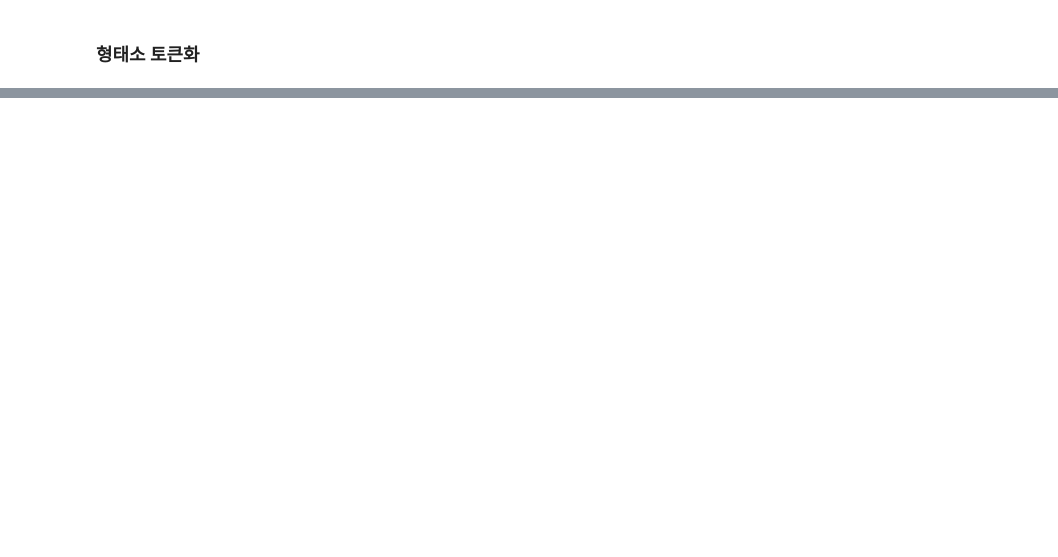
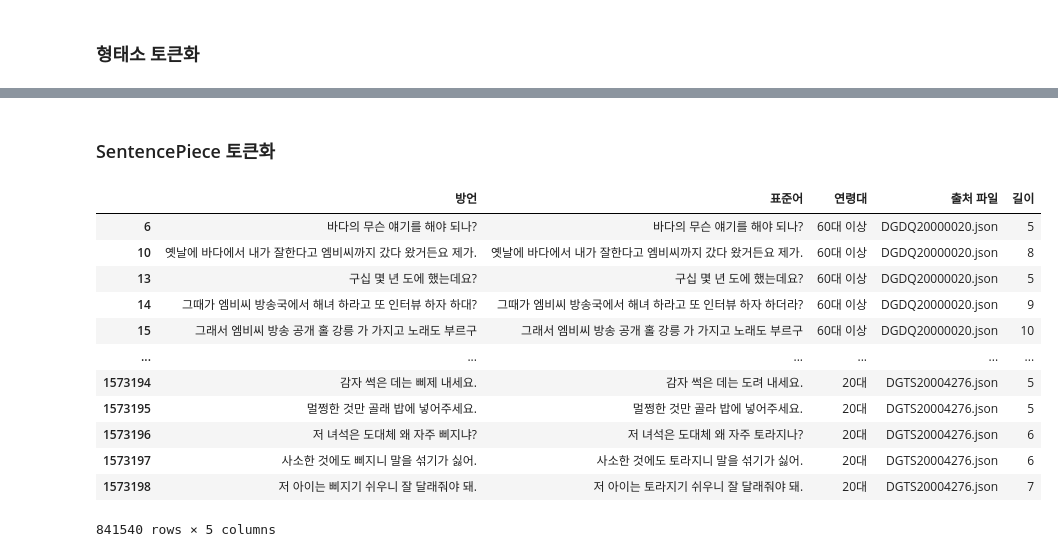
Before and after one commit to BlessingDev/NLP-Standard-Dialect-Translation, a Jupyter notebook: EDA/EDA5.ipynb, the cells around one changed output, grey strips where cells are left out. Drawn from its saved outputs; the diff is of its cells as text; code cells hidden in the pictures; blank space fills up the shorter version.

```diff
--- a/EDA/EDA5.ipynb
+++ b/EDA/EDA5.ipynb
@@ -344,0 +489,19 @@ sampled_df.to_csv("../datas/output/gangwon_dialect_data_형태소.csv")
+# %% [markdown]
+### SentencePiece 토큰화
+# %%
+df = pd.read_csv("../datas/output/gangwon_dialect_data_age_sampled.csv", index_col=0)
+df
+# %% [output]
+|  | 방언 | 표준어 | 연령대 | 출처 파일 | 길이 |
+| 6 | 바다의 무슨 얘기를 해야 되나? | 바다의 무슨 얘기를 해야 되나? | 60대 이상 | DGDQ20000020.json | 5 |
+| 10 | 옛날에 바다에서 내가 잘한다고 엠비씨까지 갔다 왔거든요 제가. | 옛날에 바다에서 내가 잘한다고 엠비씨까지 갔다 왔거든요 제가. | 60대 이상 | DGDQ20000020.json | 8 |
+| 13 | 구십 몇 년 도에 했는데요? | 구십 몇 년 도에 했는데요? | 60대 이상 | DGDQ20000020.json | 5 |
+| 14 | 그때가 엠비씨 방송국에서 해녀 하라고 또 인터뷰 하자 하대? | 그때가 엠비씨 방송국에서 해녀 하라고 또 인터뷰 하자 하더라? | 60대 이상 | DGDQ20000020.json | 9 |
+| 15 | 그래서 엠비씨 방송 공개 홀 강릉 가 가지고 노래도 부르구 | 그래서 엠비씨 방송 공개 홀 강릉 가 가지고 노래도 부르구 | 60대 이상 | DGDQ20000020.json | 10 |
+| ... | ... | ... | ... | ... | ... |
+| 1573194 | 감자 썩은 데는 삐제 내세요. | 감자 썩은 데는 도려 내세요. | 20대 | DGTS20004276.json | 5 |
+| 1573195 | 멀쩡한 것만 골래 밥에 넣어주세요. | 멀쩡한 것만 골라 밥에 넣어주세요. | 20대 | DGTS20004276.json | 5 |
+| 1573196 | 저 녀석은 도대체 왜 자주 삐지냐? | 저 녀석은 도대체 왜 자주 토라지나? | 20대 | DGTS20004276.json | 6 |
+| 1573197 | 사소한 것에도 삐지니 말을 섞기가 싫어. | 사소한 것에도 토라지니 말을 섞기가 싫어. | 20대 | DGTS20004276.json | 6 |
+| 1573198 | 저 아이는 삐지기 쉬우니 잘 달래줘야 돼. | 저 아이는 토라지기 쉬우니 잘 달래줘야 돼. | 20대 | DGTS20004276.json | 7 |
+841540 rows × 5 columns
```
Also changed, not shown: parts of 290 cells of this notebook, 5 other files.
